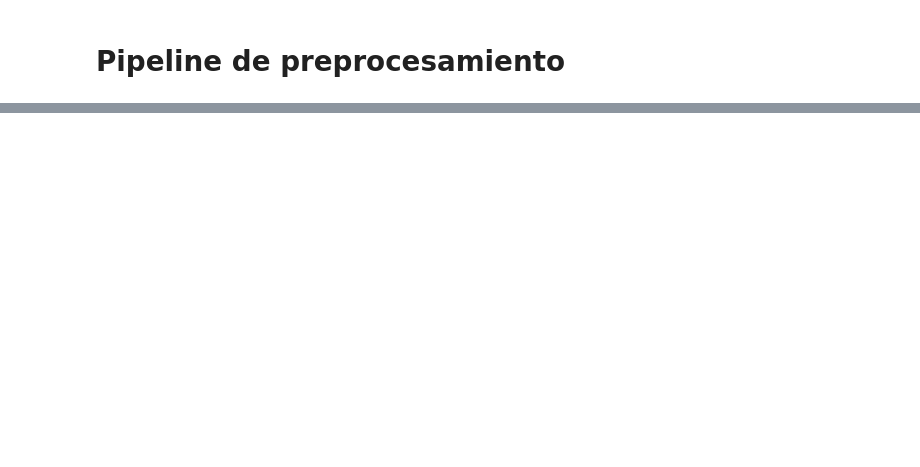
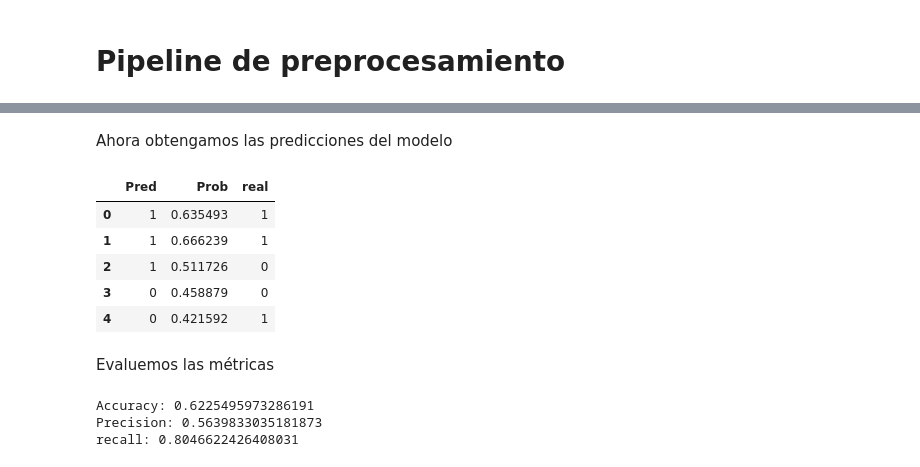
Before and after one commit to Jdbermeo/proyecto_datio, a Jupyter notebook: Proyecto_Camilo.ipynb, the cells around one changed output, grey strips where cells are left out. Drawn from its saved outputs; the diff is of its cells as text; code cells hidden in the pictures; blank space fills up the shorter version.

```diff
--- a/Proyecto_Camilo.ipynb
+++ b/Proyecto_Camilo.ipynb
@@ -655,0 +852,11 @@ x_test_pre = pipeline_test(x_test,admin_src_df,admin_type_df,dschrge_disp_df,low
+# %%
+def escalar_datos(df_train,df_test):
+    #Ajustar el scaler
+    min_max_scaler = preprocessing.MinMaxScaler()
+    min_max_scaler.fit(df_train)
+
+    #Aplicarlo sobre los datasets
+    df_train = min_max_scaler.transform(df_train)
+    df_test = min_max_scaler.transform(df_test)
+
+    return df_train,df_test
@@ -655,0 +865,10 @@ x_test_pre = pipeline_test(x_test,admin_src_df,admin_type_df,dschrge_disp_df,low
+# %%
+def pipe_line_ann(df_train,df_test,target_train,target_test,important_vars):
+
+    df_train,df_test = filtrar_vars_importantes(df_train,df_test,important_vars)
+
+    df_train,df_test,target_train,target_test = typecasting_ann(df_train,df_test,target_train,target_test)
+
+    df_train,df_test = escalar_datos(df_train,df_test)
+
+    return df_train,df_test,target_train,target_test
@@ -655,0 +877,2 @@ x_test_pre = pipeline_test(x_test,admin_src_df,admin_type_df,dschrge_disp_df,low
+# %%
+x_train_nn, x_test_nn,target_train,target_test = pipe_line_ann(x_train_pre_oh,x_test_pre_oh,y_train,y_test,final_vars)
@@ -655,0 +883,3 @@ x_test_pre = pipeline_test(x_test,admin_src_df,admin_type_df,dschrge_disp_df,low
+# %%
+nnet_model = model = load_model('./arch_models/nnet_075.h5')
+nnet_model.summary()
@@ -655,0 +904,18 @@ x_test_pre = pipeline_test(x_test,admin_src_df,admin_type_df,dschrge_disp_df,low
+# %% [markdown]
+Ahora obtengamos las predicciones del modelo
+# %%
+predicciones = nnet_model.predict(x_test_nn)
+
+pred = pd.Series([np.argmax(x) for x in predicciones], name='Pred')
+prob = pd.Series([x[1] for x in predicciones], name='Prob')
+real = pd.Series([np.argmax(x) for x in target_test], name='real')
+
+resultados = pd.concat([pred, prob, real], axis=1)
+resultados.head()
+# %% [output]
+|  | Pred | Prob | real |
+| 0 | 1 | 0.635493 | 1 |
+| 1 | 1 | 0.666239 | 1 |
+| 2 | 1 | 0.511726 | 0 |
+| 3 | 0 | 0.458879 | 0 |
+| 4 | 0 | 0.421592 | 1 |
@@ -655,0 +926,14 @@ x_test_pre = pipeline_test(x_test,admin_src_df,admin_type_df,dschrge_disp_df,low
+# %% [markdown]
+Evaluemos las métricas
+# %%
+accuracy = accuracy_score(real, pred)
+precision = precision_score(real, pred)
+recall = recall_score(real, pred)
+
+print("Accuracy:", accuracy)
+print("Precision:", precision)
+print("recall:", recall)
+# %% [output]
+Accuracy: 0.6225495973286191
+Precision: 0.5639833035181873
+recall: 0.8046622426408031
```
Also changed, not shown: parts of 89 cells of this notebook, 6 other files.
